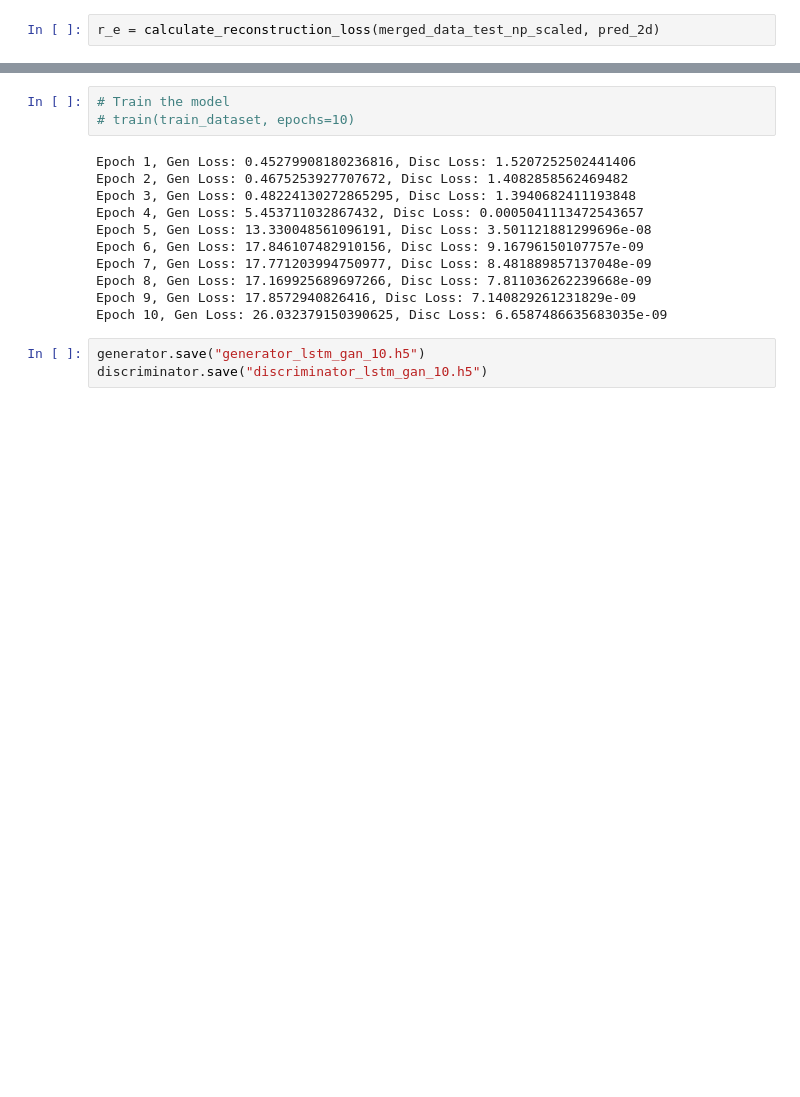
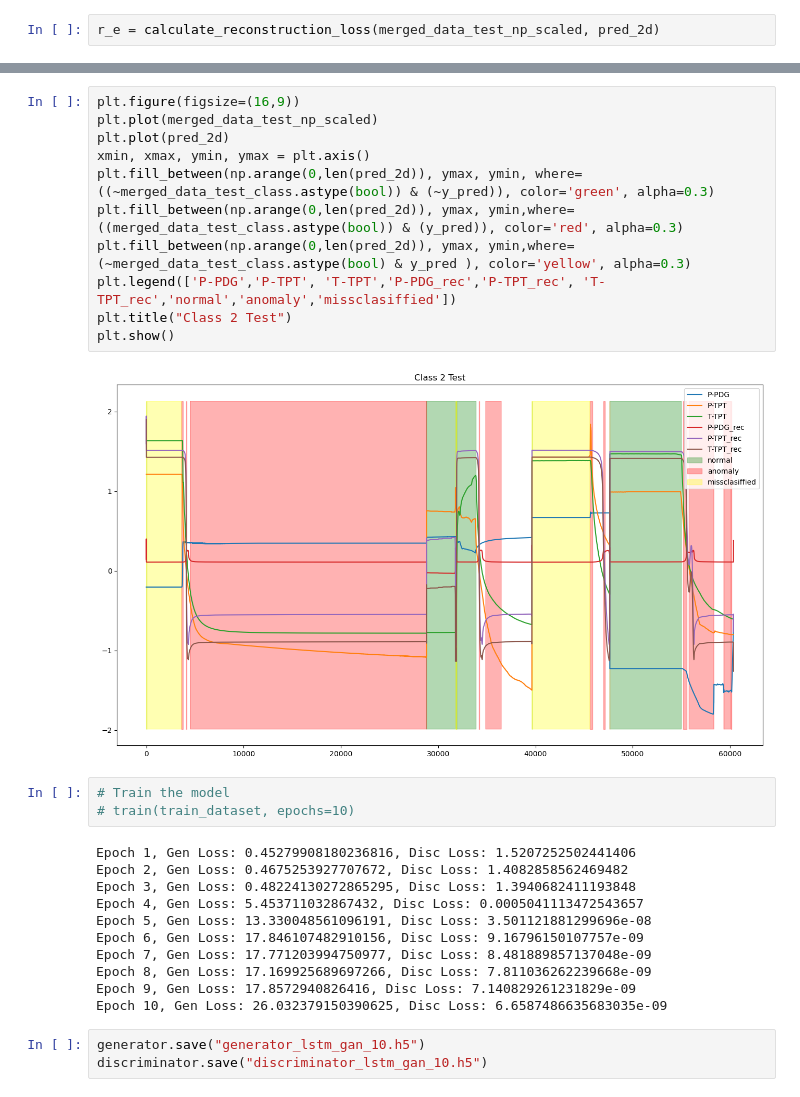
Before and after one commit to frrp16/Anomaly-Detection-Oil-and-Gas, a Jupyter notebook: code/3W/paper-4-lstm-gan-rev copy.ipynb, the cells around one changed output, grey strips where cells are left out. Cells and saved outputs as stored; diff of their text form; blank space fills up the shorter version.

```diff
--- a/code/3W/paper-4-lstm-gan-rev copy.ipynb
+++ b/code/3W/paper-4-lstm-gan-rev copy.ipynb
@@ -691,3 +814,16 @@ plt.show()
+# %%
+plt.figure(figsize=(16,9))
+plt.plot(merged_data_test_np_scaled)
+plt.plot(pred_2d)
+xmin, xmax, ymin, ymax = plt.axis()
+plt.fill_between(np.arange(0,len(pred_2d)), ymax, ymin, where=((~merged_data_test_class.astype(bool)) & (~y_pred)), color='green', alpha=0.3)
+plt.fill_between(np.arange(0,len(pred_2d)), ymax, ymin,where=((merged_data_test_class.astype(bool)) & (y_pred)), color='red', alpha=0.3)
+plt.fill_between(np.arange(0,len(pred_2d)), ymax, ymin,where=(~merged_data_test_class.astype(bool) & y_pred ), color='yellow', alpha=0.3)
+plt.legend(['P-PDG','P-TPT', 'T-TPT','P-PDG_rec','P-TPT_rec', 'T-TPT_rec','normal','anomaly','missclasiffied'])
+plt.title("Class 2 Test")
+plt.show()
+# %% [output]
+[figure, added]
 # %%
 # Train the model
 # train(train_dataset, epochs=10)
```
Also changed, not shown: parts of 33 cells of this notebook, 5 other files.
